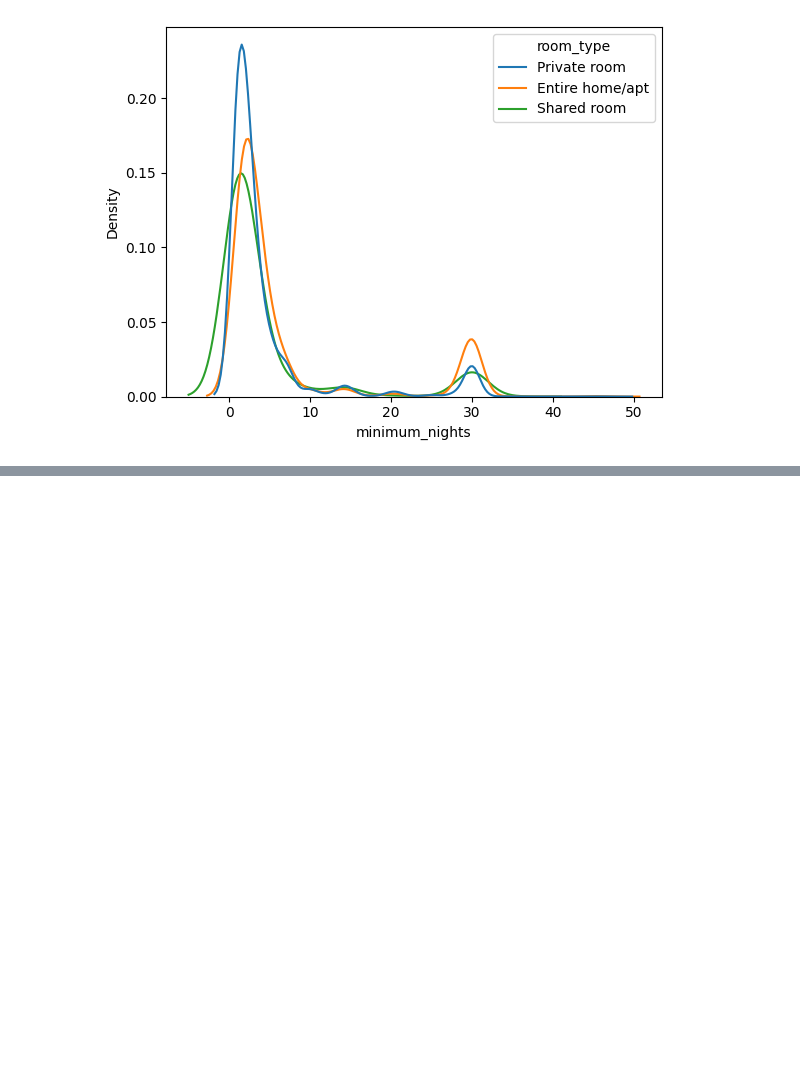
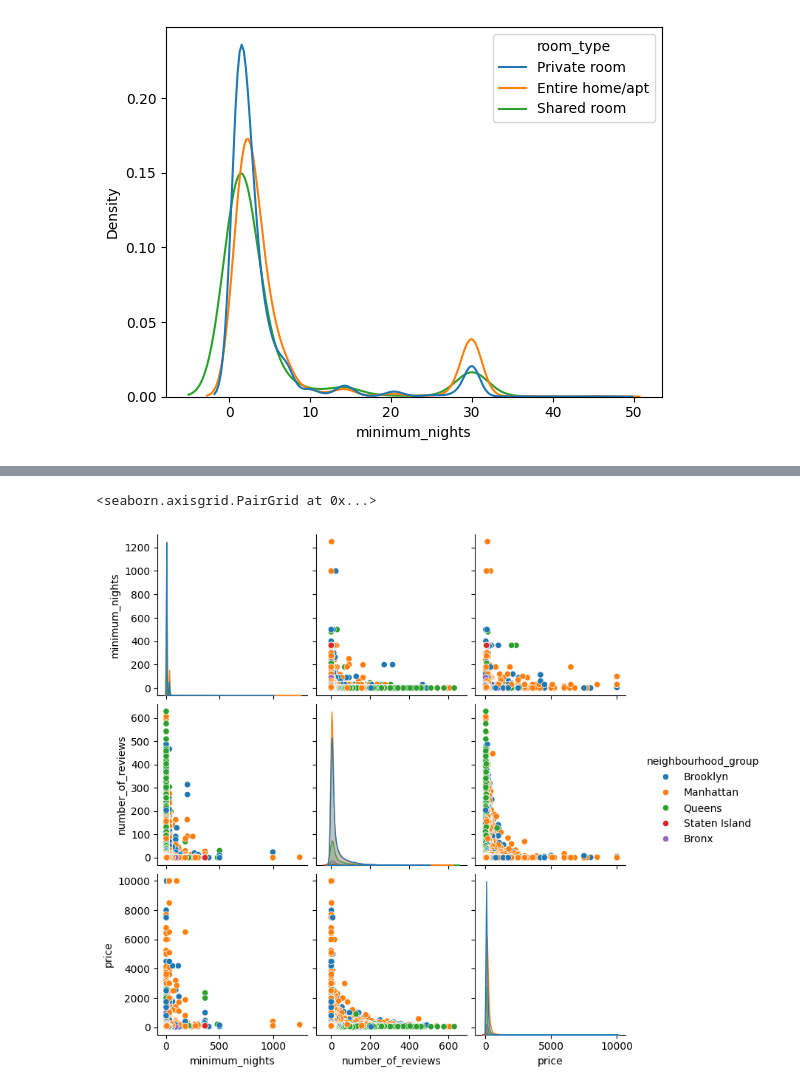
Before and after one commit to utkuseyithanoglu/utku_data-analyst, a Jupyter notebook: src/explore.ipynb, the cells around one changed output, grey strips where cells are left out. Cells and saved outputs as stored; diff of their text form; code cells hidden in the pictures; blank space fills up the shorter version.

```diff
--- a/src/explore.ipynb
+++ b/src/explore.ipynb
@@ -127,0 +185,6 @@ sns.kdeplot(data=main_df[main_df['minimum_nights']<50],x='minimum_nights'\
+# %%
+pairplot_list=['minimum_nights','neighbourhood_group','number_of_reviews','price']
+sns.pairplot(data=main_df[(main_df['price']<500) & main_df['minimum_nights']<100][pairplot_list],hue='neighbourhood_group')
+# %% [output]
+<seaborn.axisgrid.PairGrid at 0x...>
+[figure, added]
```
Also changed, not shown: parts of 29 cells of this notebook.
